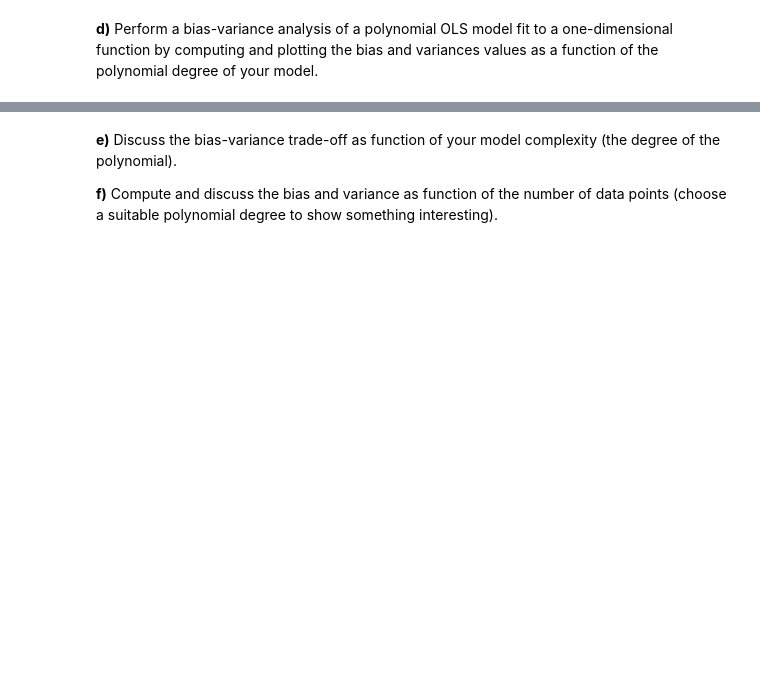
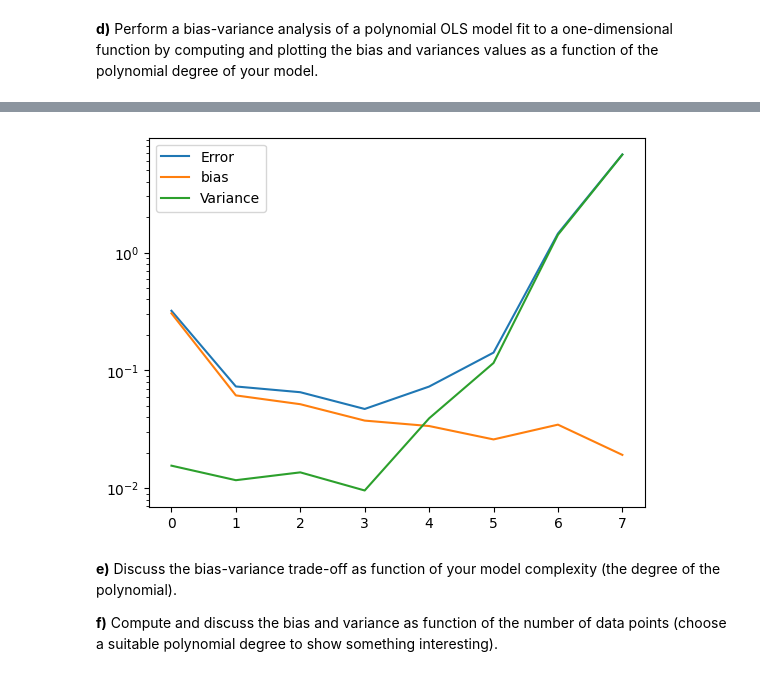
Before and after one commit to satuinn/machine-learning-course, a Jupyter notebook: exercisesweek38.ipynb, the cells around one changed output, grey strips where cells are left out. Saved outputs shown, nothing was run; the diff lists cells and outputs as text; code cells hidden in the pictures; blank space fills up the shorter version.

```diff
--- a/exercisesweek38.ipynb
+++ b/exercisesweek38.ipynb
@@ -155,2 +177,15 @@ Var: 8.274729032540176
 # %% [markdown]
 **c)** Change the prediction values in some way to increase the variance while decreasing the bias.
+# %%
+# to increase the variance, introduce more noise
+np.random.seed(2018)
+predictions = np.random.rand(bootstraps, n) *10*np.random.normal(size=(bootstraps, n)) + 10 # each row is an experiment
+targets = np.random.rand(bootstraps, n)
+
+mse = np.mean(np.mean((targets-predictions)**2, axis=1, keepdims=True)) # axis=1, across each row
+bias = np.mean((targets - np.mean(predictions, axis=1, keepdims=True))**2)
+variance = np.mean(np.var(predictions, axis=1, keepdims=True))
+
+print('Error:', mse)
+print('Bias^2:', bias)
+print('Var:', variance)
@@ -167,32 +275,54 @@ from sklearn.utils import resample
 # %%
+np.random.seed(2017)
+
 n = 100
 bootstraps = 1000
+maxdegree = 8
 
-x = np.linspace(-3, 3, n)
-y = np.exp(-(x**2)) + 1.5 * np.exp(-((x - 2) ** 2)) + np.random.normal(0, 0.1)
+# make dataset
+x = np.linspace(-3, 3, n).reshape(-1, 1) # reshape to scikit learn shape
+y = np.exp(-(x**2)) + 1.5 * np.exp(-((x - 2) ** 2)) + np.random.normal(0, 0.1, x.shape)
 
-biases = []
-variances = []
-mses = []
+# initialize
+biases = np.zeros(maxdegree)
+variances = np.zeros(maxdegree)
+mses = np.zeros(maxdegree)
+polydegree = np.zeros(maxdegree)
 
-# for p in range(1, 5):
-#    predictions = ...
-#    targets = ...
-#
-#    X = ...
-#    X_train, X_test, y_train, y_test = ...
-#    for b in range(bootstraps):
-#        X_train_re, y_train_re = ...
-#
-#        # fit your model on the sampled data
-#
-#        # make predictions on the test data
-#        predictions[b, :] =
-#        targets[b, :] =
-#
-#    biases.append(...)
-#    variances.append(...)
-#    mses.append(...)
+# split to test and train
+x_train, x_test, y_train, y_test = train_test_split(x, y, test_size=0.2, random_state=1)
+
+
+for p in range(maxdegree): # loop through the degrees of polynomial
+   # initialize predictions, shape [max degree, bootstraps]
+   predictions = np.empty((y_test.shape[0], bootstraps))
+   #targets = np.empty((y_test.shape[0], bootstraps))
+
+   # Combine x transformation and model
+   model = make_pipeline(PolynomialFeatures(degree=p), LinearRegression(fit_intercept=False))
+
+   for b in range(bootstraps):
+       X_train_re, y_train_re = resample(x_train, y_train, n_samples=20) # bootstrap resampling, taking e.g. 20 samples
+
+       # fit your model on the sampled data
+       # make predictions on the test data
+       predictions[:,b] = model.fit(X_train_re, y_train_re).predict(x_test).ravel() # Evaluate the new model on the same test data each time.
+
+
+   polydegree[p] = p
+   biases[p] = np.mean( (y_test - np.mean(predictions, axis=1, keepdims=True))**2 )
+   variances[p] = np.mean( np.var(predictions, axis=1, keepdims=True) )
+   mses[p] = np.mean( np.mean((y_test - predictions)**2, axis=1, keepdims=True))
+
+
+plt.plot(polydegree, mses, label='Error')
+plt.plot(polydegree, biases, label='bias')
+plt.plot(polydegree, variances, label='Variance')
+plt.yscale("log")
+plt.legend()
+plt.show()
+# %% [output]
+[figure, added]
 # %% [markdown]
 **e)** Discuss the bias-variance trade-off as function of your model complexity (the degree of the polynomial).
 
```
Also changed, not shown: parts of 15 cells of this notebook.
